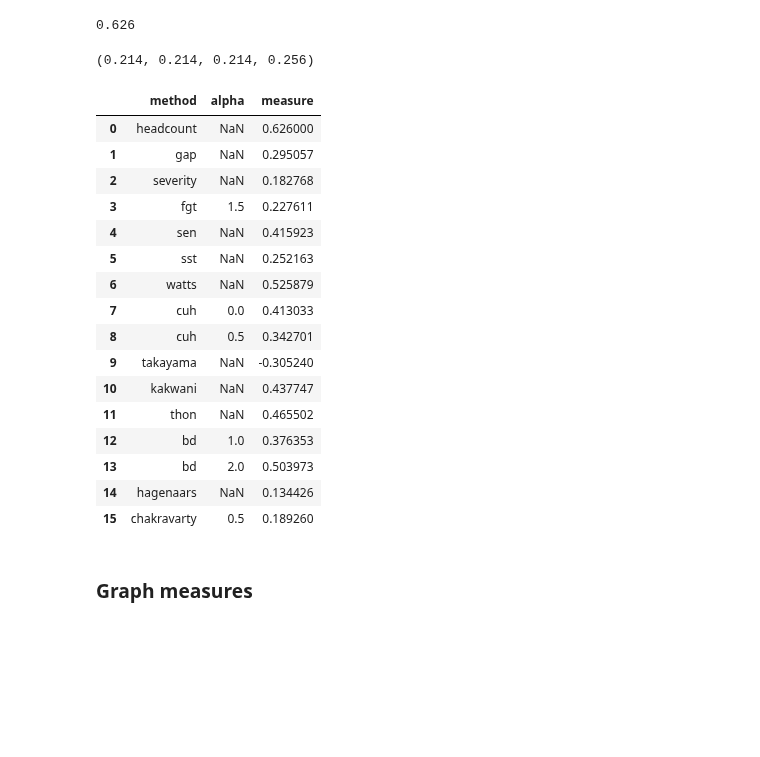
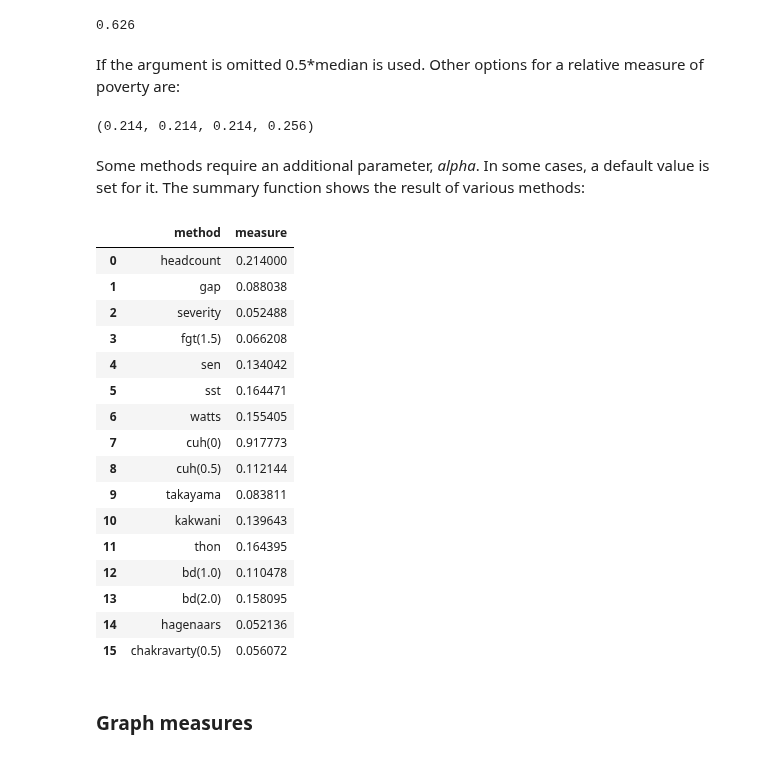
Before and after one commit to ngrion/apode, a Jupyter notebook: docs/source/Tutorial.ipynb, the cells around one changed output. Drawn from its saved outputs; the diff is of its cells as text; code cells hidden in the pictures; blank space fills up the shorter version.

```diff
--- a/docs/source/Tutorial.ipynb
+++ b/docs/source/Tutorial.ipynb
@@ -114 +150,3 @@ p
+# %% [markdown]
+If the argument is omitted 0.5\*median is used. Other options for a relative measure of poverty are:
 # %%
@@ -121,51 +158,29 @@ p4 = ad2.poverty('headcount', pline='mean', factor=0.5)
 p1, p2, p3, p4
 # %% [output]
 (0.214, 0.214, 0.214, 0.256)
-# %%
-# Evaluating a list of poverty methods
-pov_list = [["headcount", None],
-         ["gap", None],
-         ["severity",None],
-         ["fgt",1.5],
-         ["sen",None],
-         ["sst",None],
-         ["watts",None],
-         ["cuh",0],
-         ["cuh",0.5],
-         ["takayama",None],
-         ["kakwani",None],
-         ["thon",None],
-         ["bd",1.0],
-         ["bd",2.0],
-         ["hagenaars",None],
-         ["chakravarty",0.5]]
-p = []
-for elem in pov_list:
-    if elem[1]==None:
-        p.append(ad2.poverty(elem[0],pline=pline))
-    else:
-        p.append(ad2.poverty(elem[0],pline=pline,alpha=elem[1]))
-        df_p = pd.concat([pd.DataFrame(pov_list),pd.DataFrame(p)],axis=1)
-df_p.columns = ['method','alpha','measure']
-df_p
-# %% [output]
-|  | method | alpha | measure |
-| 0 | headcount | NaN | 0.626000 |
-| 1 | gap | NaN | 0.295057 |
-| 2 | severity | NaN | 0.182768 |
-| 3 | fgt | 1.5 | 0.227611 |
-| 4 | sen | NaN | 0.415923 |
-| 5 | sst | NaN | 0.252163 |
-| 6 | watts | NaN | 0.525879 |
-| 7 | cuh | 0.0 | 0.413033 |
-| 8 | cuh | 0.5 | 0.342701 |
-| 9 | takayama | NaN | -0.305240 |
-| 10 | kakwani | NaN | 0.437747 |
-| 11 | thon | NaN | 0.465502 |
-| 12 | bd | 1.0 | 0.376353 |
-| 13 | bd | 2.0 | 0.503973 |
-| 14 | hagenaars | NaN | 0.134426 |
-| 15 | chakravarty | 0.5 | 0.189260 |
+# %% [markdown]
+Some methods require an additional parameter, *alpha*. In some cases, a default value is set for it. The summary function shows the result of various methods:
+# %%
+df_p = poverty_summary(ad2)
+df_p
+# %% [output]
+|  | method | measure |
+| 0 | headcount | 0.214000 |
+| 1 | gap | 0.088038 |
+| 2 | severity | 0.052488 |
+| 3 | fgt(1.5) | 0.066208 |
+| 4 | sen | 0.134042 |
+| 5 | sst | 0.164471 |
+| 6 | watts | 0.155405 |
+| 7 | cuh(0) | 0.917773 |
+| 8 | cuh(0.5) | 0.112144 |
+| 9 | takayama | 0.083811 |
+| 10 | kakwani | 0.139643 |
+| 11 | thon | 0.164395 |
+| 12 | bd(1.0) | 0.110478 |
+| 13 | bd(2.0) | 0.158095 |
+| 14 | hagenaars | 0.052136 |
+| 15 | chakravarty(0.5) | 0.056072 |
 # %% [markdown]
 ### Graph measures
 # %%
```
Also changed, not shown: parts of 57 cells of this notebook.
